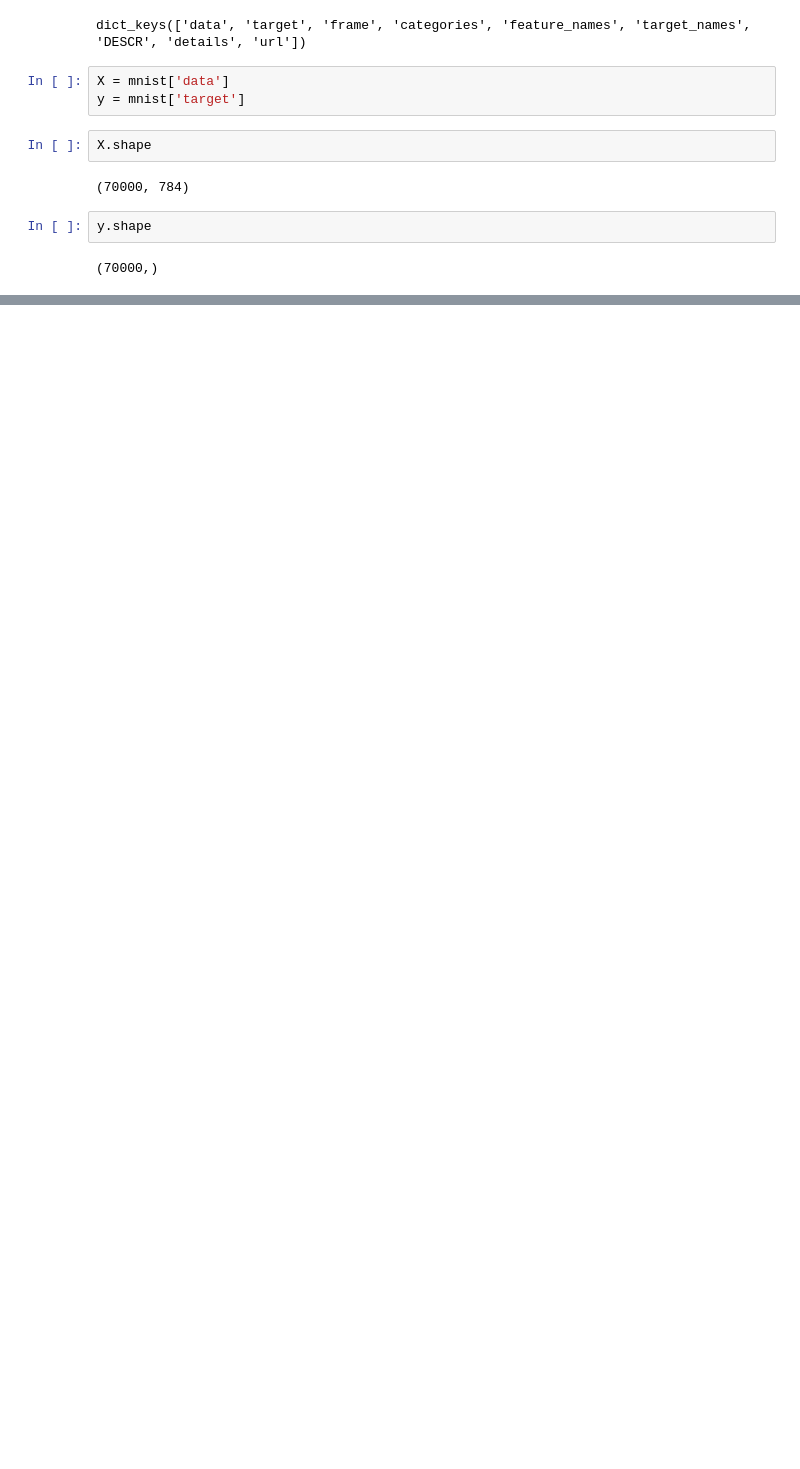
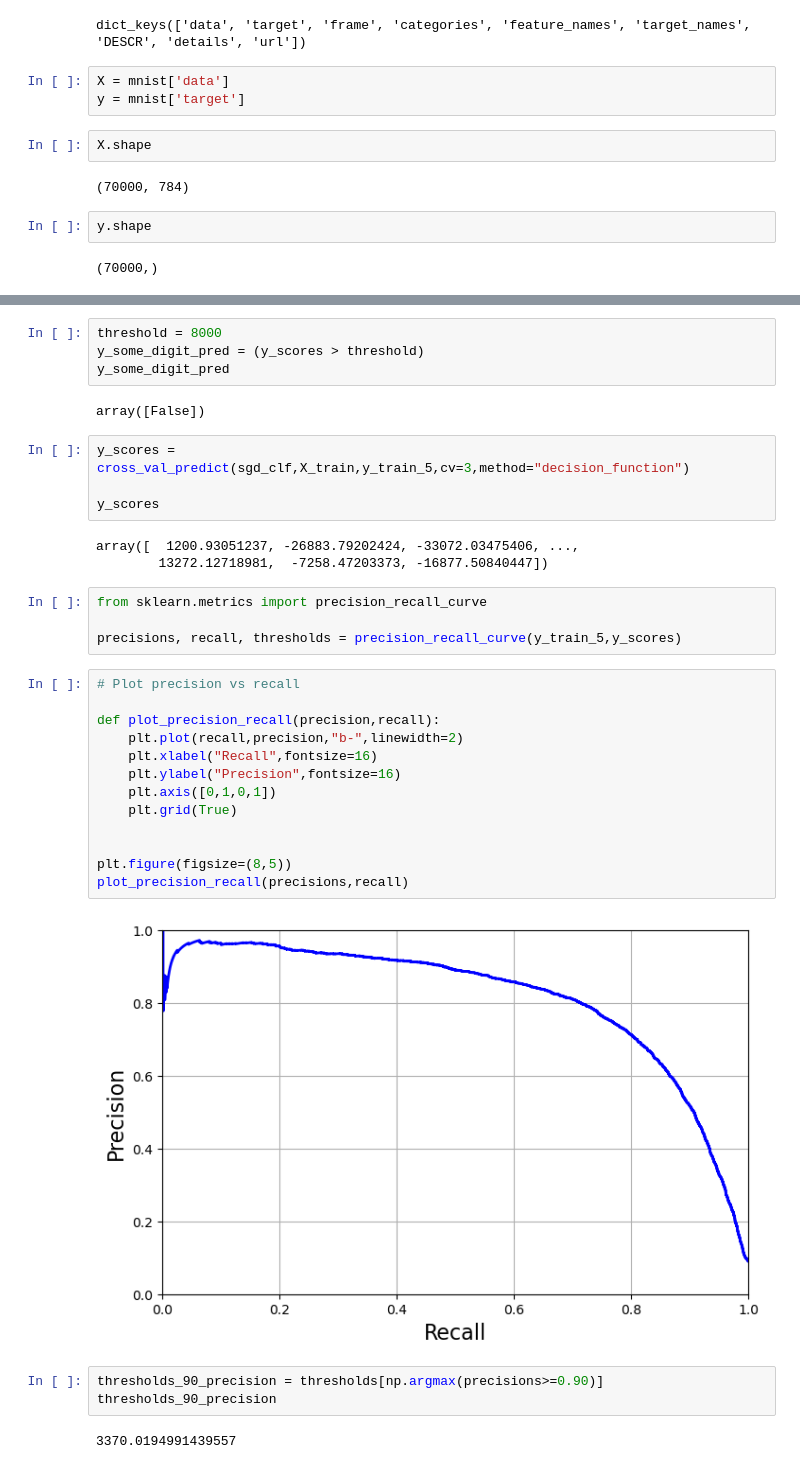
Before and after one commit to samsonmusumuri/MNIST_Classification, a Jupyter notebook: Classification/MNIST_Classification.ipynb, the cells around one changed output, grey strips where cells are left out. Drawn from its saved outputs; the diff is of its cells as text; blank space fills up the shorter version.

```diff
--- a/Classification/MNIST_Classification.ipynb
+++ b/Classification/MNIST_Classification.ipynb
@@ -25,0 +160,37 @@ y.shape
+# %%
+threshold = 8000
+y_some_digit_pred = (y_scores > threshold)
+y_some_digit_pred
+# %% [output]
+array([False])
+# %%
+y_scores = cross_val_predict(sgd_clf,X_train,y_train_5,cv=3,method="decision_function")
+
+y_scores
+# %% [output]
+array([  1200.93051237, -26883.79202424, -33072.03475406, ...,
+        13272.12718981,  -7258.47203373, -16877.50840447])
+# %%
+from sklearn.metrics import precision_recall_curve
+
+precisions, recall, thresholds = precision_recall_curve(y_train_5,y_scores)
+# %%
+# Plot precision vs recall
+
+def plot_precision_recall(precision,recall):
+    plt.plot(recall,precision,"b-",linewidth=2)
+    plt.xlabel("Recall",fontsize=16)
+    plt.ylabel("Precision",fontsize=16)
+    plt.axis([0,1,0,1])
+    plt.grid(True)
+
+
+plt.figure(figsize=(8,5))
+plot_precision_recall(precisions,recall)
+# %% [output]
+[figure, added]
+# %%
+thresholds_90_precision = thresholds[np.argmax(precisions>=0.90)]
+thresholds_90_precision
+# %% [output]
+3370.0194991439557
```
Also changed, not shown: parts of 49 cells of this notebook.
